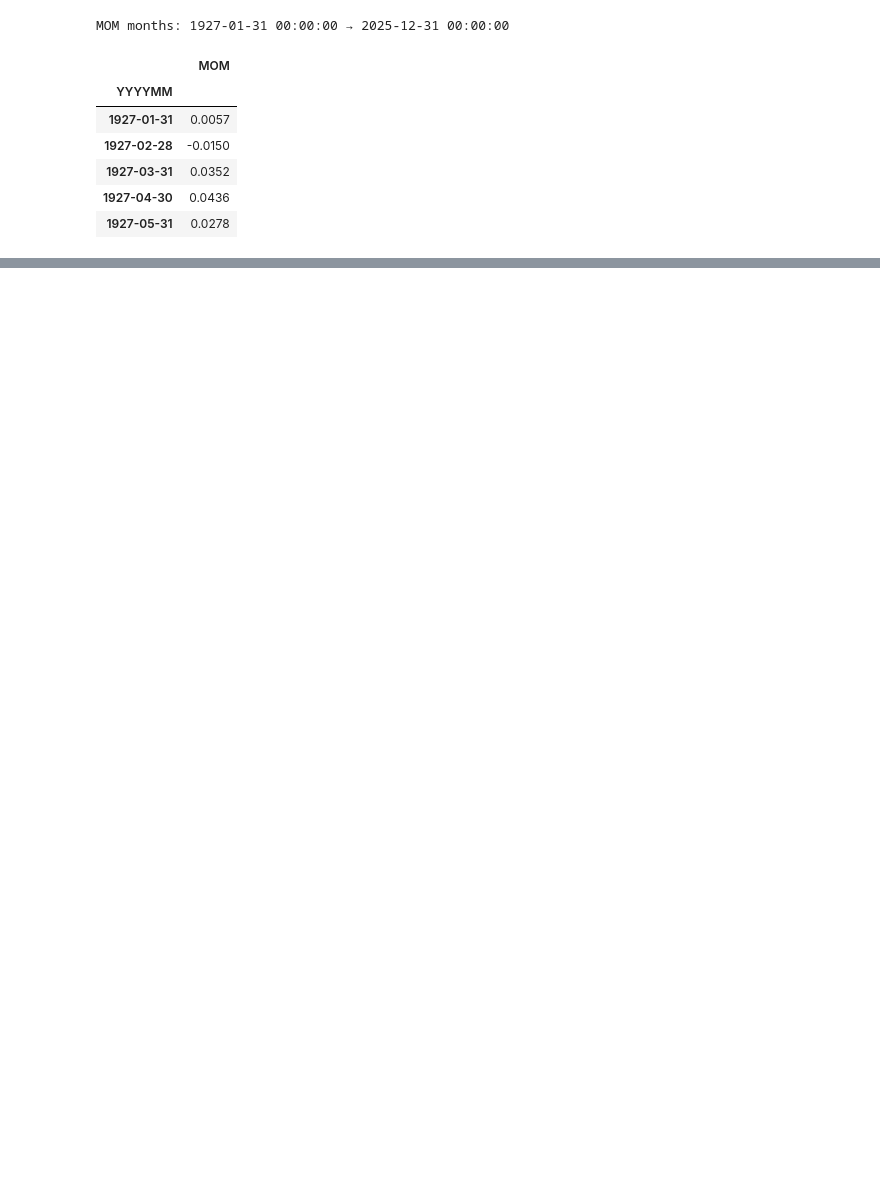
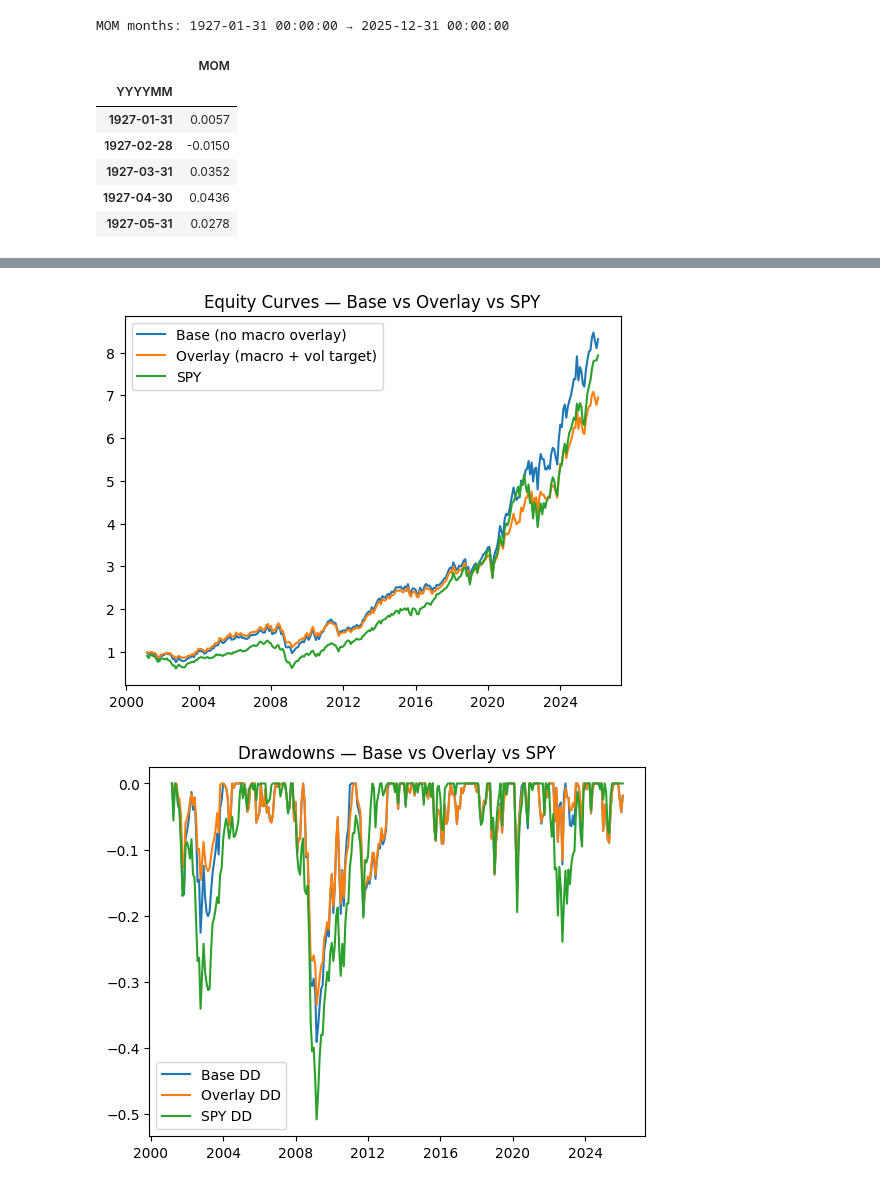
Before and after one commit to CobsMatt/momentum-backtest_sector, a Jupyter notebook: sector_momentum_main.ipynb, the cells around one changed output, grey strips where cells are left out. Cells and saved outputs as stored; diff of their text form; code cells hidden in the pictures; blank space fills up the shorter version.

```diff
--- a/sector_momentum_main.ipynb
+++ b/sector_momentum_main.ipynb
@@ -293,0 +705,32 @@ plot_equity("2000-01-01","2010-12-31",'Equity Curve — "Lost Decade" (2000–20
+# %%
+import matplotlib.pyplot as plt
+
+# Align all three series
+ix = port_net.dropna().index.intersection(port_net_voltarget.dropna().index).intersection(spy_ret.dropna().index)
+
+eq_base = (1 + port_net.loc[ix]).cumprod()
+eq_overlay = (1 + port_net_voltarget.loc[ix]).cumprod()
+eq_spy = (1 + spy_ret.loc[ix]).cumprod()
+
+plt.figure()
+plt.plot(eq_base.index, eq_base.values, label="Base (no macro overlay)")
+plt.plot(eq_overlay.index, eq_overlay.values, label="Overlay (macro + vol target)")
+plt.plot(eq_spy.index, eq_spy.values, label="SPY")
+plt.title("Equity Curves — Base vs Overlay vs SPY")
+plt.legend()
+plt.show()
+
+dd_base = eq_base/eq_base.cummax() - 1
+dd_overlay = eq_overlay/eq_overlay.cummax() - 1
+dd_spy = eq_spy/eq_spy.cummax() - 1
+
+plt.figure()
+plt.plot(dd_base.index, dd_base.values, label="Base DD")
+plt.plot(dd_overlay.index, dd_overlay.values, label="Overlay DD")
+plt.plot(dd_spy.index, dd_spy.values, label="SPY DD")
+plt.title("Drawdowns — Base vs Overlay vs SPY")
+plt.legend()
+plt.show()
+# %% [output]
+[figure, added]
+[figure, added]
```
Also changed, not shown: parts of 18 cells of this notebook, 14 other files.
